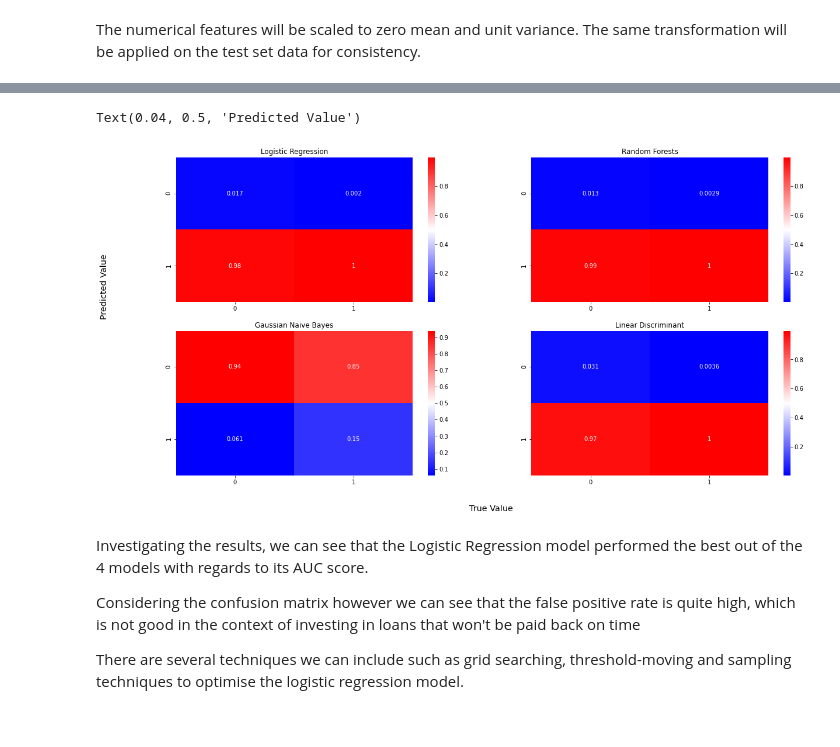
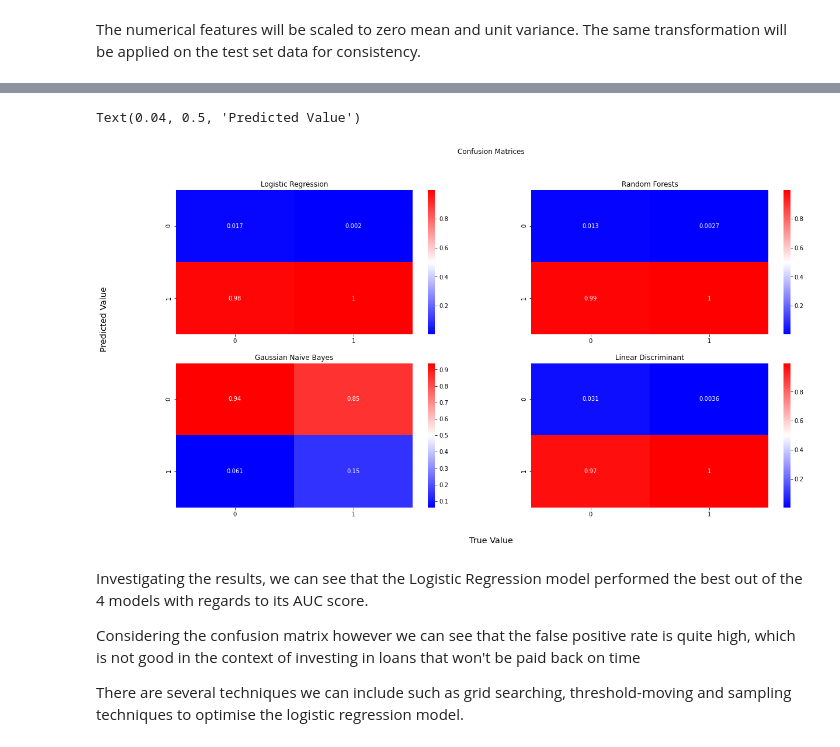
Before and after one commit to billy-moore-98/loan-prediction, a Jupyter notebook: loan_prediction_model.ipynb, the cells around one changed output, grey strips where cells are left out. Saved outputs shown, nothing was run; the diff lists cells and outputs as text; code cells hidden in the pictures.

```diff
--- a/loan_prediction_model.ipynb
+++ b/loan_prediction_model.ipynb
@@ -359,23 +377,24 @@ Gaussian Naive Bayes   0.644554
 # %%
 # plot confusion matrices
 fig, ax = plt.subplots(2, 2)
 fig.set_figheight(10)
 fig.set_figwidth(20)
+fig.suptitle('Confusion Matrices')
 
 sns.heatmap(confs['Logistic Regression'], annot=True, cmap='bwr', ax=ax[0,0])
 sns.heatmap(confs['Random Forests'], annot=True, cmap='bwr', ax=ax[0,1])
 sns.heatmap(confs['Gaussian Naive Bayes'], annot=True, cmap='bwr', ax=ax[1,0])
 sns.heatmap(confs['Linear Discriminant'], annot=True, cmap='bwr', ax=ax[1,1])
 
 ax[0,0].set_title('Logistic Regression')
 ax[0,1].set_title('Random Forests')
 ax[1,0].set_title('Gaussian Naive Bayes')
 ax[1,1].set_title('Linear Discriminant')
 fig.text(0.5, 0.04, 'True Value', ha='center', fontsize='x-large')
 fig.text(0.04, 0.5, 'Predicted Value', ha='center', fontsize='x-large', rotation='vertical')
 # %% [output]
 Text(0.04, 0.5, 'Predicted Value')
-[figure, old version]
+[figure, new version]
 # %% [markdown]
 Investigating the results, we can see that the Logistic Regression model performed the best out of the 4 models with regards to its AUC score.
 
```
Also changed, not shown: parts of 28 cells of this notebook.
